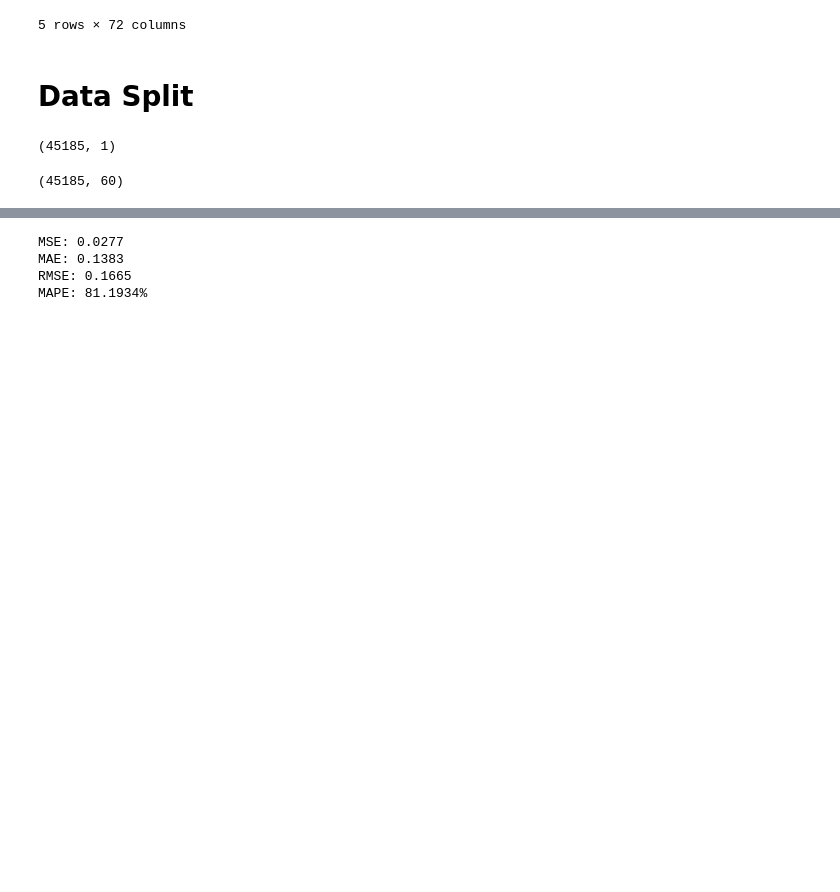
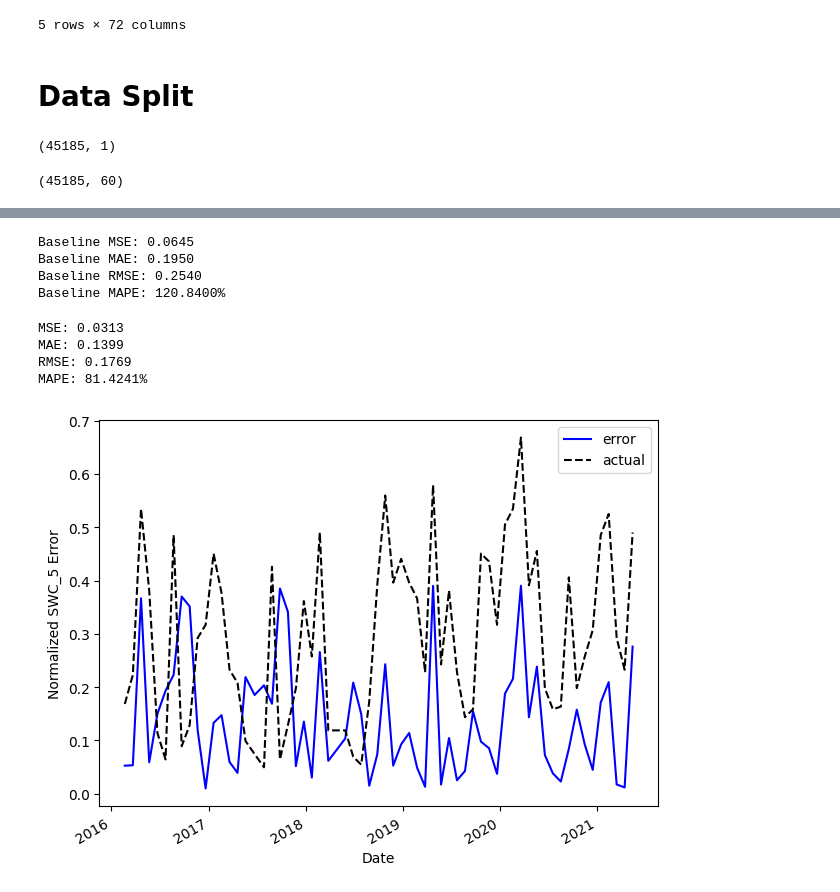
Before and after one commit to kiat/tx-soil-moisture, a Jupyter notebook: notebook/SWC_5_SARIMAX_Model_All_Stations_Exog.ipynb, the cells around one changed output, grey strips where cells are left out. Drawn from its saved outputs; the diff is of its cells as text; code cells hidden in the pictures; blank space fills up the shorter version.

```diff
--- a/notebook/SWC_5_SARIMAX_Model_All_Stations_Exog.ipynb
+++ b/notebook/SWC_5_SARIMAX_Model_All_Stations_Exog.ipynb
@@ -326,22 +360,65 @@ plt.tight_layout()
+# %%
+# Calculate MSE
+last_season_mse=mean_squared_error(pred_df[0], last_season)
+
+# Calculate MAE
+last_season_mae = mean_absolute_error(pred_df[0], last_season)
+
+# Calculate RMSE
+last_season_rmse = np.sqrt(mean_squared_error(pred_df[0], last_season))
+
+# Calculate MAPE
+last_season_mape = np.mean(np.abs((pred_df[0] - last_season) / pred_df[0])) * 100
+
+print(f"Baseline MSE: {last_season_mse:.4f}")
+print(f"Baseline MAE: {last_season_mae:.4f}")
+print(f"Baseline RMSE: {last_season_rmse:.4f}")
+print(f"Baseline MAPE: {last_season_mape:.4f}%")
+# %% [output]
+Baseline MSE: 0.0645
+Baseline MAE: 0.1950
+Baseline RMSE: 0.2540
+Baseline MAPE: 120.8400%
 # %%
 # Calculate MSE
-mse=mean_squared_error(df_test, pred_df.SARIMA)
+mse=mean_squared_error(pred_df[0], pred_df.SARIMA)
 
 # Calculate MAE
-mae = mean_absolute_error(df_test, pred_df.SARIMA)
+mae = mean_absolute_error(pred_df[0], pred_df.SARIMA)
 
 # Calculate RMSE
-rmse = np.sqrt(mean_squared_error(df_test, pred_df.SARIMA))
+rmse = np.sqrt(mean_squared_error(pred_df[0], pred_df.SARIMA))
 
 # Calculate MAPE
-mape = np.mean(np.abs((df_test - pred_df.SARIMA) / df_test)) * 100
+mape = np.mean(np.abs((pred_df[0] - pred_df.SARIMA) / pred_df[0])) * 100
 
 print(f"MSE: {mse:.4f}")
 print(f"MAE: {mae:.4f}")
 print(f"RMSE: {rmse:.4f}")
 print(f"MAPE: {mape:.4f}%")
 # %% [output]
-MSE: 0.0277
-MAE: 0.1383
-RMSE: 0.1665
-MAPE: 81.1934%
+MSE: 0.0313
+MAE: 0.1399
+RMSE: 0.1769
+MAPE: 81.4241%
+# %%
+# Calculate the absolute errors
+errors = np.abs(np.array(pred_df.SARIMA) - np.array(pred_df[0]))
+errors = pd.DataFrame(errors, index=pred_df[0].index)
+
+# Find the maximum absolute error
+max_error = np.max(errors)
+# %%
+# visualize predictions
+fig, ax = plt.subplots()
+
+ax.plot(errors, 'b-', label='error')
+ax.plot(pred_df[0], 'k--', label='actual')
+ax.set_xlabel('Date')
+ax.set_ylabel('Normalized SWC_5 Error')
+ax.legend()
+
+fig.autofmt_xdate()
+plt.tight_layout()
+# %% [output]
+[figure, added]
```
Also changed, not shown: parts of 16 cells of this notebook.
